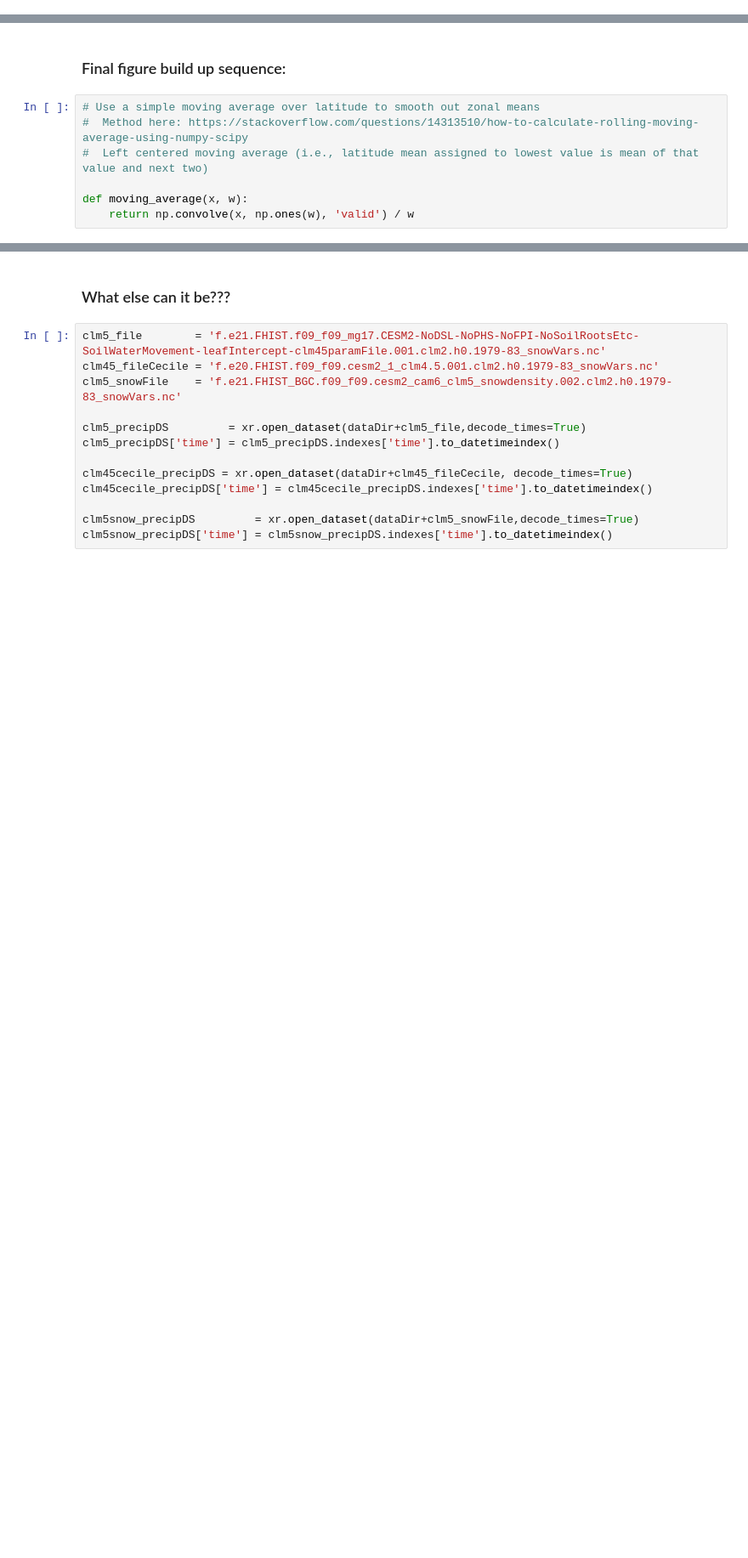
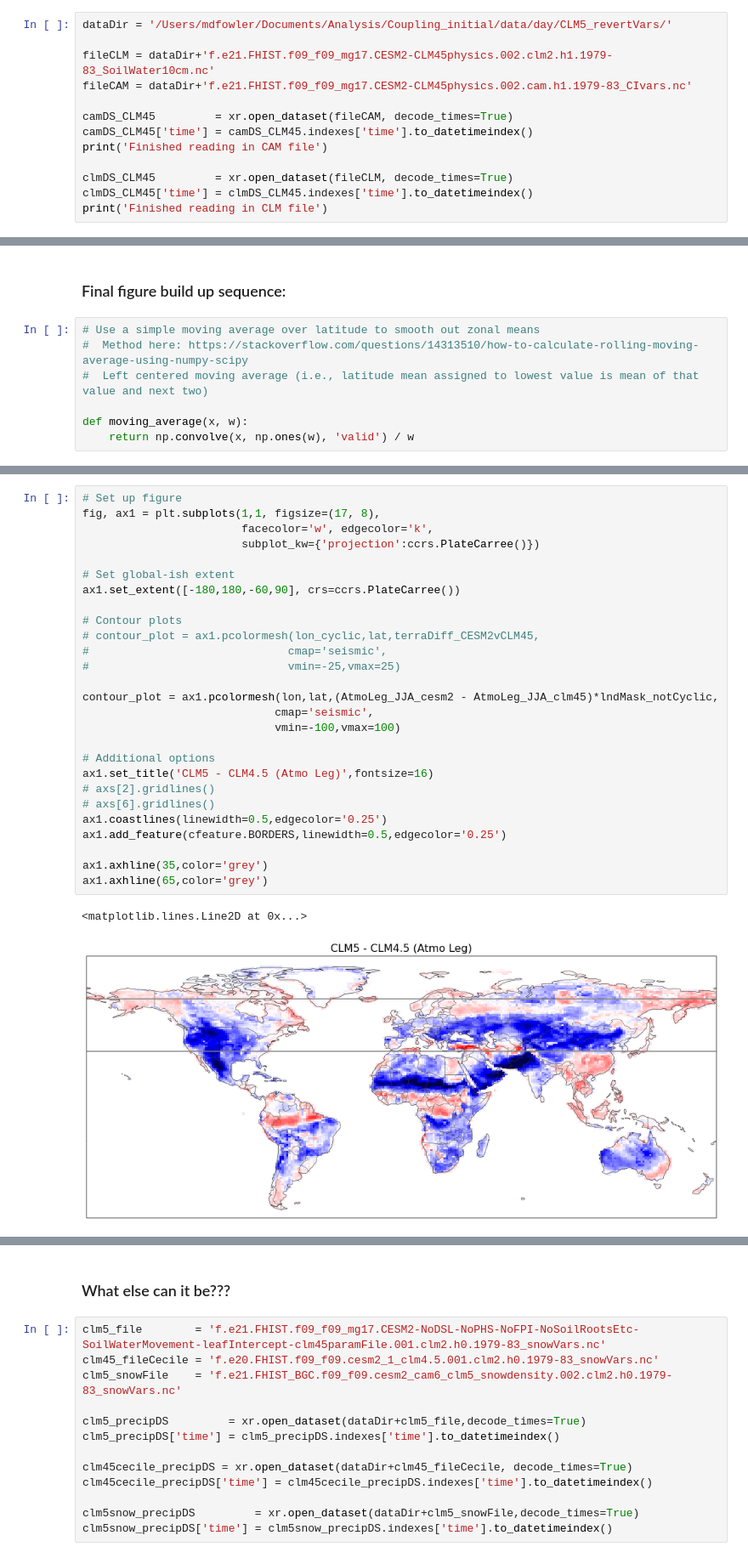
Before and after one commit to megandevlan/Coupling_CAM6CLM5, a Jupyter notebook: CouplingIndex_ModelVersionSensitivity_V2.ipynb, the cells around one changed output, grey strips where cells are left out. Shown at 85% size. Drawn from its saved outputs; the diff is of its cells as text; blank space fills up the shorter version.

```diff
--- a/CouplingIndex_ModelVersionSensitivity_V2.ipynb
+++ b/CouplingIndex_ModelVersionSensitivity_V2.ipynb
@@ -926,3 +926,16 @@ print('Finished reading in CLM file')
 # %% [output]
 Finished reading in CAM file
 Finished reading in CLM file
+# %%
+dataDir = '/Users/mdfowler/Documents/Analysis/Coupling_initial/data/day/CLM5_revertVars/'
+
+fileCLM = dataDir+'f.e21.FHIST.f09_f09_mg17.CESM2-CLM45physics.002.clm2.h1.1979-83_SoilWater10cm.nc'
+fileCAM = dataDir+'f.e21.FHIST.f09_f09_mg17.CESM2-CLM45physics.002.cam.h1.1979-83_CIvars.nc'
+
+camDS_CLM45         = xr.open_dataset(fileCAM, decode_times=True)
+camDS_CLM45['time'] = camDS_CLM45.indexes['time'].to_datetimeindex()
+print('Finished reading in CAM file')
+
+clmDS_CLM45         = xr.open_dataset(fileCLM, decode_times=True)
+clmDS_CLM45['time'] = clmDS_CLM45.indexes['time'].to_datetimeindex()
+print('Finished reading in CLM file')
@@ -2369,0 +2733,30 @@ axs[1].set_ylim([-20,4])
+# %%
+# Set up figure
+fig, ax1 = plt.subplots(1,1, figsize=(17, 8),
+                        facecolor='w', edgecolor='k',
+                        subplot_kw={'projection':ccrs.PlateCarree()})
+
+# Set global-ish extent
+ax1.set_extent([-180,180,-60,90], crs=ccrs.PlateCarree())
+
+# Contour plots
+# contour_plot = ax1.pcolormesh(lon_cyclic,lat,terraDiff_CESM2vCLM45,
+#                              cmap='seismic',
+#                              vmin=-25,vmax=25)
+
+contour_plot = ax1.pcolormesh(lon,lat,(AtmoLeg_JJA_cesm2 - AtmoLeg_JJA_clm45)*lndMask_notCyclic,
+                             cmap='seismic',
+                             vmin=-100,vmax=100)
+
+# Additional options
+ax1.set_title('CLM5 - CLM4.5 (Atmo Leg)',fontsize=16)
+# axs[2].gridlines()
+# axs[6].gridlines()
+ax1.coastlines(linewidth=0.5,edgecolor='0.25')
+ax1.add_feature(cfeature.BORDERS,linewidth=0.5,edgecolor='0.25')
+
+ax1.axhline(35,color='grey')
+ax1.axhline(65,color='grey')
+# %% [output]
+<matplotlib.lines.Line2D at 0x...>
+[figure, added]
```
Also changed, not shown: parts of 33 cells of this notebook, 1 other file.
